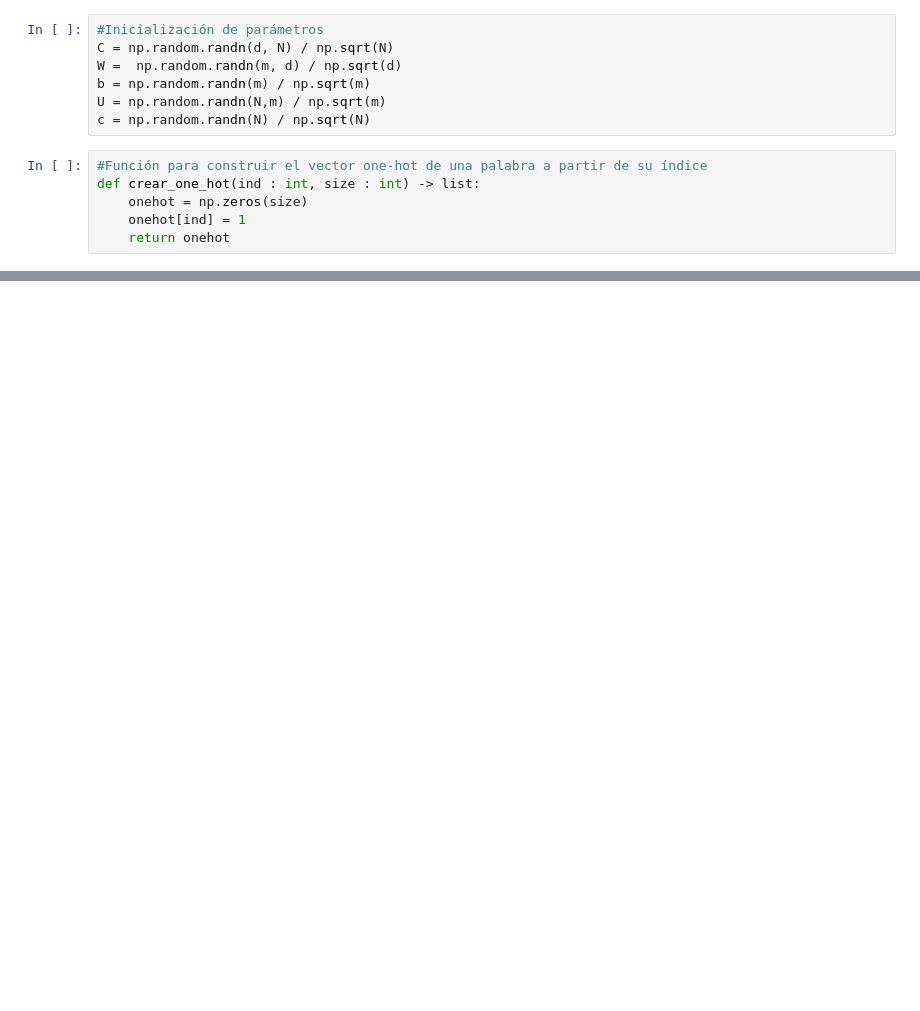
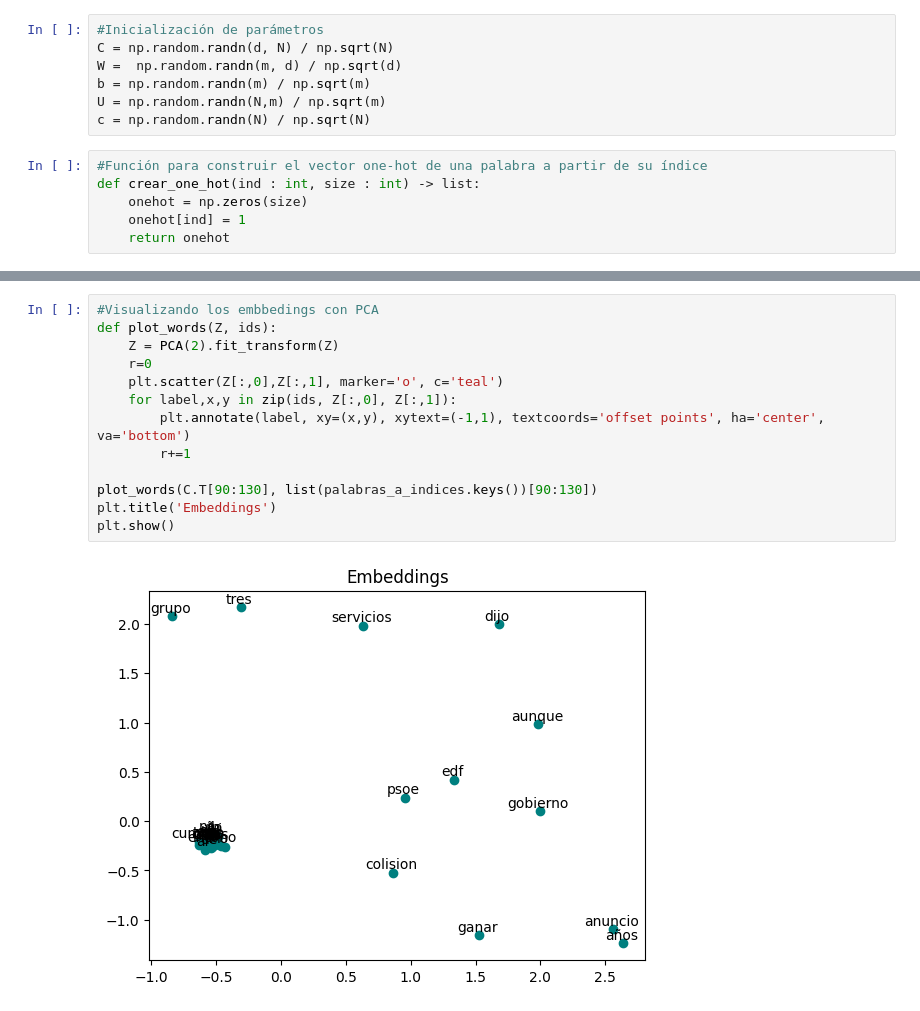
Before and after one commit to JoelHaiddRC/Linguistica, a Jupyter notebook: Practica2/preprocesamiento/Ejercicio1.ipynb, the cells around one changed output, grey strips where cells are left out. Saved outputs shown, nothing was run; the diff lists cells and outputs as text; blank space fills up the shorter version.

```diff
--- a/Practica2/preprocesamiento/Ejercicio1.ipynb
+++ b/Practica2/preprocesamiento/Ejercicio1.ipynb
@@ -326,0 +375,15 @@ print(probabilities[:20])
+# %%
+#Visualizando los embbedings con PCA
+def plot_words(Z, ids):
+    Z = PCA(2).fit_transform(Z)
+    r=0
+    plt.scatter(Z[:,0],Z[:,1], marker='o', c='teal')
+    for label,x,y in zip(ids, Z[:,0], Z[:,1]):
+        plt.annotate(label, xy=(x,y), xytext=(-1,1), textcoords='offset points', ha='center', va='bottom')
+        r+=1
+
+plot_words(C.T[90:130], list(palabras_a_indices.keys())[90:130])
+plt.title('Embeddings')
+plt.show()
+# %% [output]
+[figure, added]
```
Also changed, not shown: parts of 16 cells of this notebook, 1 other file.
